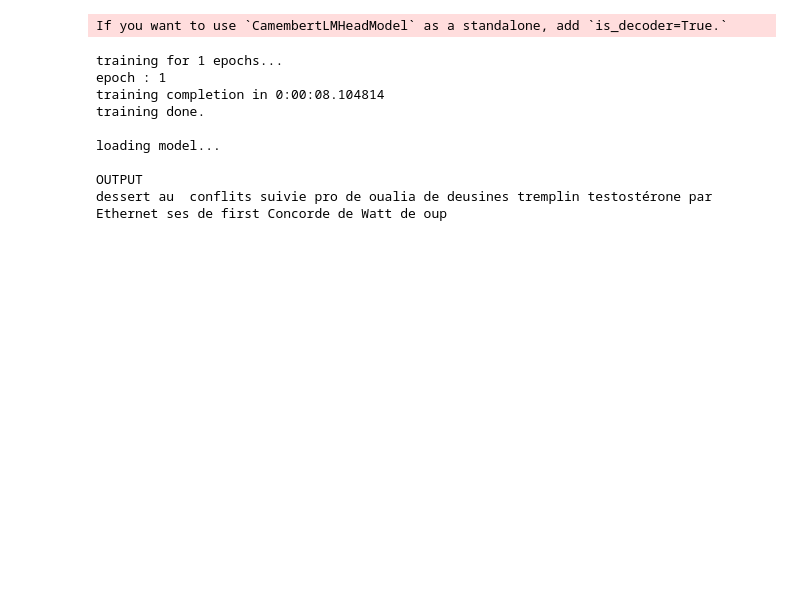
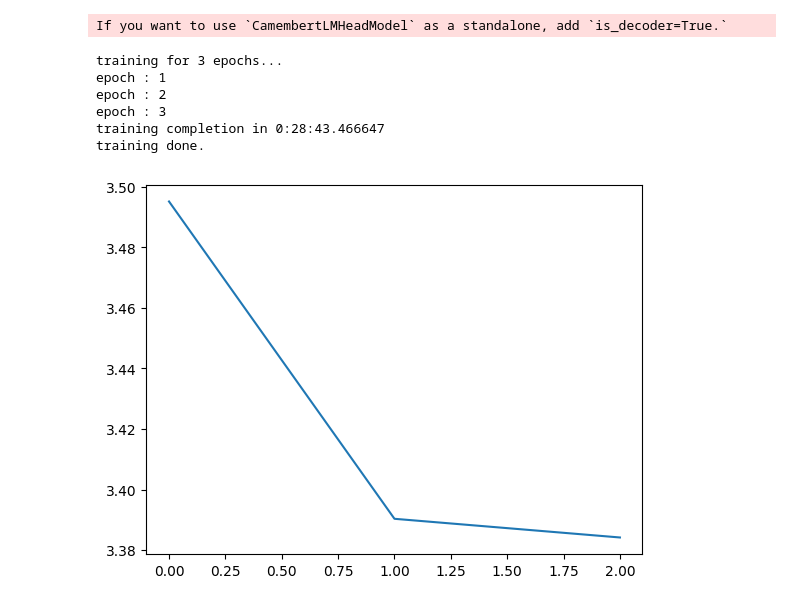
Before and after one commit to Desmondmies/Mallory, a Jupyter notebook: mallory-collab.ipynb, the cells around one changed output. Cells and saved outputs as stored; diff of their text form; code cells hidden in the pictures; blank space fills up the shorter version.

```diff
--- a/mallory-collab.ipynb
+++ b/mallory-collab.ipynb
@@ -4,6 +2,7 @@
 !pip install unidecode
 !pip install transformers==4.36.2
 
+import torch
 from torch.utils.data import Dataset, DataLoader, random_split
 from torch.optim import AdamW
 from transformers import pipeline, CamembertForCausalLM, AutoTokenizer, CONFIG_MAPPING, GPT2LMHeadModel
@@ -14,11 +13,7 @@ import time
 from datetime import timedelta
 from matplotlib import pyplot as plt
 
-# data = [ "Cuisine", "fromage", "chocolat", "tomate", "poisson", "poêle", "poire", "jambon", "sauce", "fromage frais", "sauce tomate", "sauce soja" ]
-# print(CONFIG_MAPPING.keys())
-
 config = CONFIG_MAPPING["camembert"](vocab_size=32005)
-# config = CONFIG_MAPPING["gpt2"]()
 
 # --- DATASET ---
 def get_text_data(root_dir):
@@ -29,14 +24,11 @@ def get_text_data(root_dir):
             if file.endswith('.txt') or file.endswith('.epub'):
                 with open(os.path.join(subdir, file), 'r', encoding='utf-8') as f:
                     text_data.extend(f.read().split())
-
     # remove accents
     text_data = [unidecode(text) for text in text_data]
-
     # remove punctuation
     SYMBOLS = string.punctuation.replace('-', '').replace("'", "")
     text_data = [text.translate({ord(i): None for i in SYMBOLS}) for text in text_data]
-
     # split into more words where there is "-" or "'"
     tmp = []
     for txt in text_data:
@@ -52,67 +44,51 @@ def get_text_data(root_dir):
             elif txt == "c": continue
             tmp.append(txt)
     text_data = tmp
-
     # remove empty lines
     text_data = list(filter(lambda x: x != "", text_data))
-
     # lowercase
     text_data = [text.lower() for text in text_data]
-
     # write it in output file
     with open("cuisine-dataset.txt", "w", encoding="utf-8") as f:
         f.write("\n".join(text_data))
-
     print("data prepared! -> cuisine-dataset.txt")
-
     return text_data
 
 def load_dataset(train_set_ratio=0.8, validation_set_ratio=0.1, test_set_ratio=0.1):
     with open("cuisine-dataset.txt", "r", encoding="utf-8") as f:
         data = f.read().splitlines()
-
     print("data loaded!")
     return random_split(data, [train_set_ratio, validation_set_ratio, test_set_ratio])
 
 # --- TRAINING ---
 def train():
-    # tokenizer = AutoTokenizer.from_pretrained("asi/gpt-fr-cased-base")
     tokenizer = AutoTokenizer.from_pretrained("camembert-base")
-    # print(tokenizer.encode("Lasagne à la bolognaise."))
-
-    # device = "cuda" if torch.cuda.is_available() else "cpu"
-    model = CamembertForCausalLM(config)#.to(device)
-    # model = GPT2LMHeadModel(config)
+    device = torch.device("cuda" if torch.cuda.is_available() else "cpu")
+    model = CamembertForCausalLM(config).to(device)
     model.init_weights()
-
-    # data_loader = DataLoader(data, batch_size=batch_size) #, shuffle=True)
     optimizer = AdamW(model.parameters(), lr=learning_rate)
-
     print(f"training for {num_epochs} epochs...")
     start_time = time.time()
     losses = []
-
     for epoch in range(num_epochs):
         train_err = 0
         print(f"epoch : {epoch+1}")
         for batch in train_loader:
             inputs = tokenizer(batch, return_tensors="pt", padding=True, truncation=True, is_split_into_words=True)
-            # inputs = tokenizer(batch, return_tensors="pt", padding=True )
+            model.to(device)
+            inputs = {k: v.to(device) for k, v in inputs.items()}
             outputs = model(**inputs, labels=inputs["input_ids"])
             loss = outputs.loss
-
             optimizer.zero_grad()
             loss.backward()
             train_err += loss.item()
             optimizer.step()
+        model.to("cpu")
         losses.append(train_err/1000/batch_size)
-
     completion_time = time.time()
     print(f"training completion in {timedelta(seconds=completion_time - start_time)}")
-
     model.save_pretrained("my_model")
     tokenizer.save_pretrained("my_model")
-
     print("training done.\n")
     return losses
 
@@ -120,57 +96,33 @@ def train():
 def generate_output():
     global config
     config.is_decoder = True
-
-    print("loading model...")
-
     prompt = "dessert au "
     tokenizer = AutoTokenizer.from_pretrained("my_model")
     model = CamembertForCausalLM.from_pretrained("my_model", config=config)
-    # model = GPT2LMHeadModel.from_pretrained("my_model", config=config, ignore_mismatched_sizes=True)
-    # print(len(tokenizer))
-    # model.resize_token_embeddings(len(tokenizer))
     model.eval()
-
-    # does the exact same thing as pipeline below
-    # inputs_ids = tokenizer.encode(prompt, add_special_tokens=True, return_tensors="pt")
-    # outputs = model.generate(inputs_ids, max_length=50, do_sample=True, top_k=50, top_p=0.95)
-    # print(outputs)
-
-    # generated_text = tokenizer.batch_decode(outputs, skip_special_tokens=True)
-    print("\nOUTPUT")
-    # print(generated_text[0])
-
     pipe = pipeline("text-generation", model=model, tokenizer=tokenizer, config=config)
     pipeline_output = pipe(prompt, max_length=30, do_sample=True, top_k=100, top_p=0.95)
-    print(pipeline_output[0]["generated_text"])
+    return pipeline_output[0]["generated_text"]
 
 def show_losses(losses):
     plt.plot([l for l in losses])
     plt.show()
 
-# --- MAIN ---
 if __name__ == "__main__":
     num_epochs = 3
-
     batch_size = 16
     learning_rate = 3e-4
-
-    train_ratio = 0.001
+    train_ratio = 0.05
     validation_ratio = 0.1
     test_ratio = 1 - train_ratio - validation_ratio
-
-    # data = get_text_data("./cuisine")
     train_set, validation_set, test_set = load_dataset(train_ratio, validation_ratio, test_ratio)
     print(f"taille train set : {len(train_set)}")
     print(f"taille validation set : {len(validation_set)}")
     print(f"taille test set : {len(test_set)}")
-
     train_loader = DataLoader(train_set, batch_size=batch_size, shuffle=True)
     validation_loader = DataLoader(validation_set, batch_size=batch_size, shuffle=False)
     test_loader = DataLoader(test_set, batch_size=batch_size, shuffle=False)
-
     losses = train()
     generate_output()
-
     show_losses(losses)
 # %% [output]
@@ -194,10 +146,8 @@ taille dataset utilisé : 100
 If you want to use `CamembertLMHeadModel` as a standalone, add `is_decoder=True.`
-training for 1 epochs...
+training for 3 epochs...
 epoch : 1
-training completion in 0:00:08.104814
+epoch : 2
+epoch : 3
+training completion in 0:28:43.466647
 training done.
-
-loading model...
-
-OUTPUT
-dessert au  conflits suivie pro de oualia de deusines tremplin testostérone par Ethernet ses de first Concorde de Watt de oup
+[figure, added]
```
Also changed, not shown: parts of 6 cells of this notebook.
